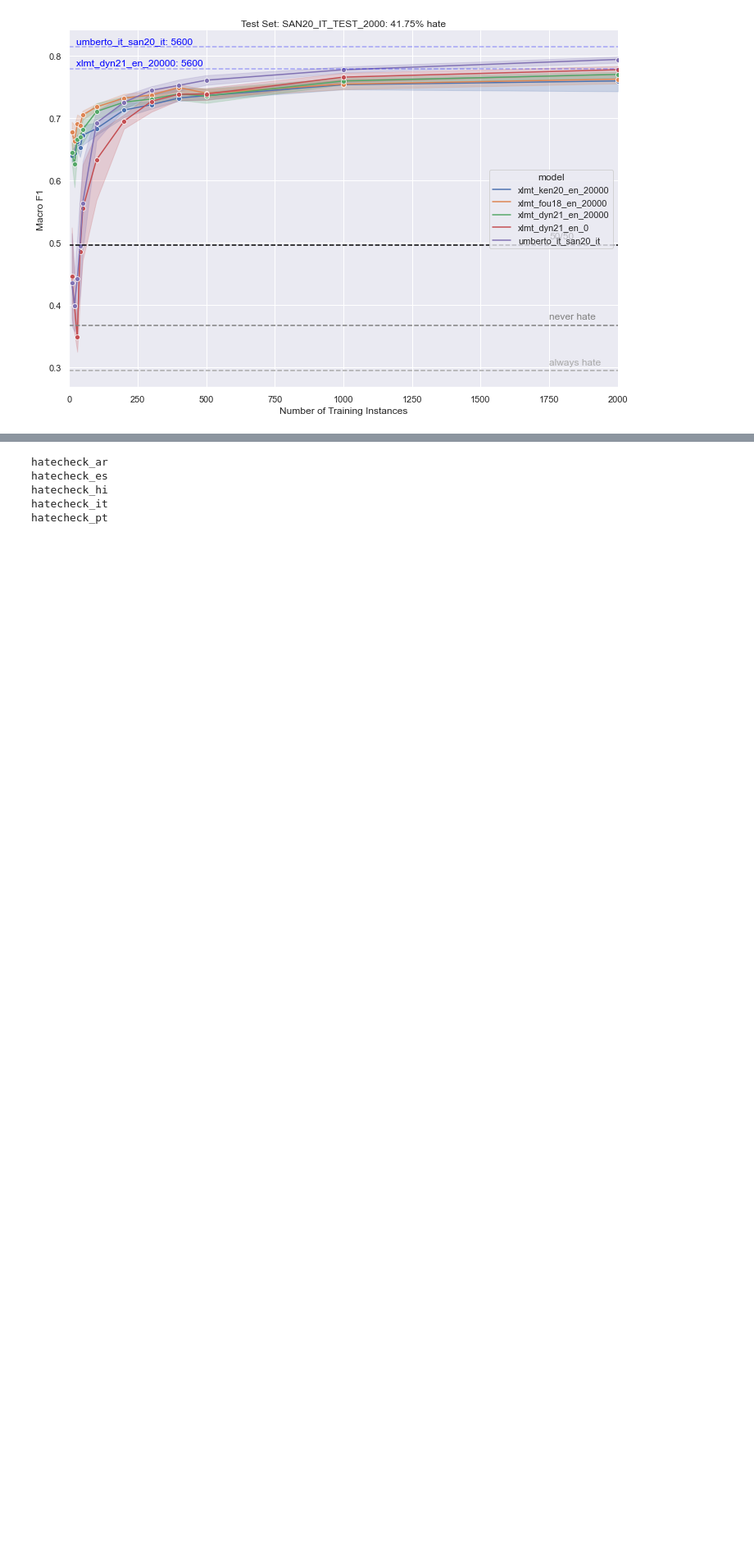
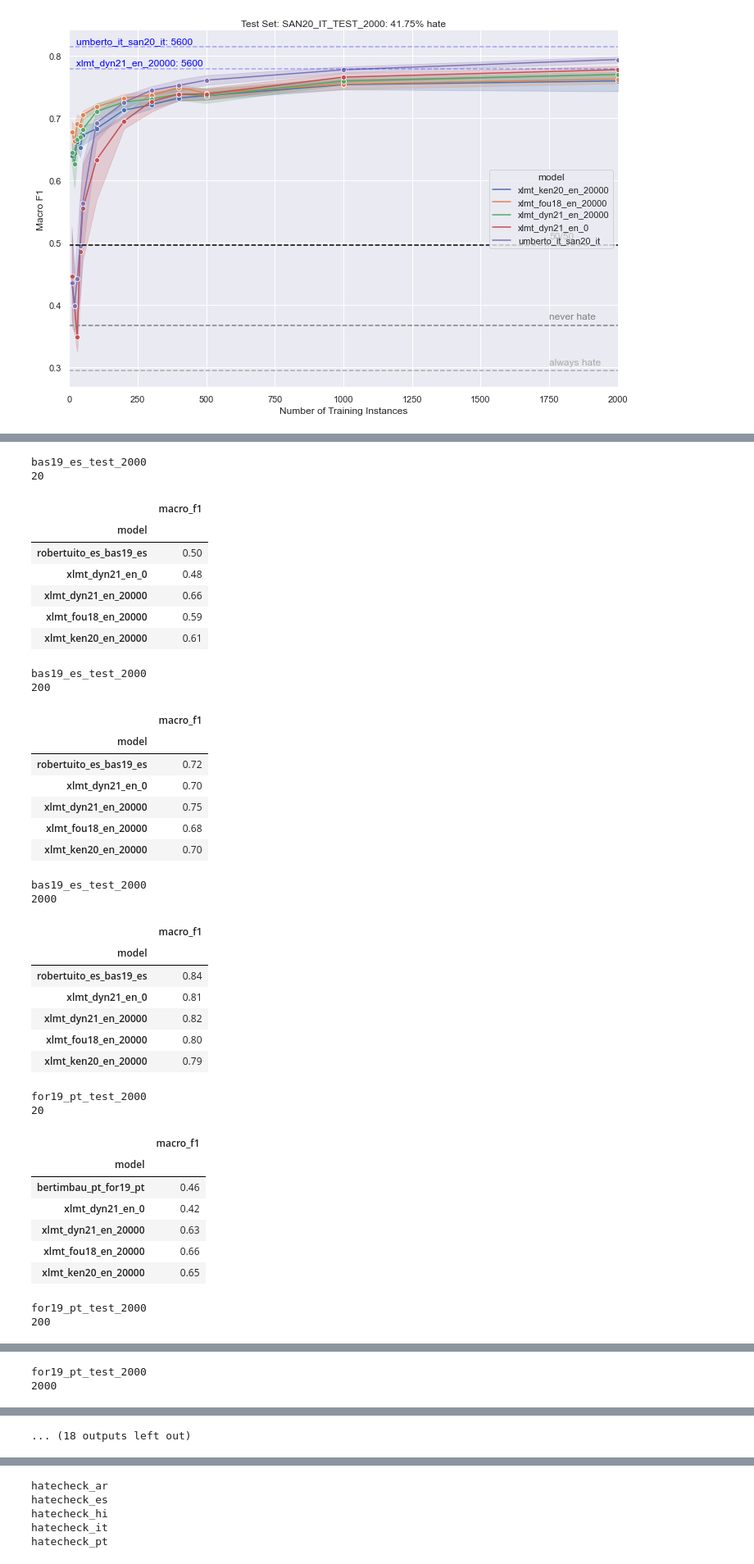
Before and after one commit to paul-rottger/efficient-low-resource-hate-detection, a Jupyter notebook: 3_evaluation/evaluate_results.ipynb, the cells around one changed output, grey strips where cells are left out. Shown at 82% size. Saved outputs shown, nothing was run; the diff lists cells and outputs as text; code cells hidden in the pictures; blank space fills up the shorter version.

```diff
--- a/3_evaluation/evaluate_results.ipynb
+++ b/3_evaluation/evaluate_results.ipynb
@@ -254,0 +301,45 @@ for target_testset, ax in zip(sorted([t for t in metrics_dict.keys() if "hateche
+# %%
+for target_testset in [t for t in metrics_dict.keys() if not "hatecheck" in t]:
+    for size in [20,200,2000]:
+        print(target_testset)
+        print(size)
+        display(metrics_df[(metrics_df.testset==target_testset)&(metrics_df.train_size==size)].groupby("model").agg({"macro_f1": lambda x: round(np.mean(x),2)}))
+# %% [output]
+bas19_es_test_2000
+20
+|  | macro_f1 |
+| model |  |
+| robertuito_es_bas19_es | 0.50 |
+| xlmt_dyn21_en_0 | 0.48 |
+| xlmt_dyn21_en_20000 | 0.66 |
+| xlmt_fou18_en_20000 | 0.59 |
+| xlmt_ken20_en_20000 | 0.61 |
+bas19_es_test_2000
+200
+|  | macro_f1 |
+| model |  |
+| robertuito_es_bas19_es | 0.72 |
+| xlmt_dyn21_en_0 | 0.70 |
+| xlmt_dyn21_en_20000 | 0.75 |
+| xlmt_fou18_en_20000 | 0.68 |
+| xlmt_ken20_en_20000 | 0.70 |
+bas19_es_test_2000
+2000
+|  | macro_f1 |
+| model |  |
+| robertuito_es_bas19_es | 0.84 |
+| xlmt_dyn21_en_0 | 0.81 |
+| xlmt_dyn21_en_20000 | 0.82 |
+| xlmt_fou18_en_20000 | 0.80 |
+| xlmt_ken20_en_20000 | 0.79 |
+for19_pt_test_2000
+20
+|  | macro_f1 |
+| model |  |
+| bertimbau_pt_for19_pt | 0.46 |
+| xlmt_dyn21_en_0 | 0.42 |
+| xlmt_dyn21_en_20000 | 0.63 |
+| xlmt_fou18_en_20000 | 0.66 |
+| xlmt_ken20_en_20000 | 0.65 |
+for19_pt_test_2000
+200
@@ -254,0 +353,2 @@ for target_testset, ax in zip(sorted([t for t in metrics_dict.keys() if "hateche
+for19_pt_test_2000
+2000
@@ -254,0 +362 @@ for target_testset, ax in zip(sorted([t for t in metrics_dict.keys() if "hateche
+... (18 outputs left out)
```
Also changed, not shown: parts of 16 cells of this notebook.
